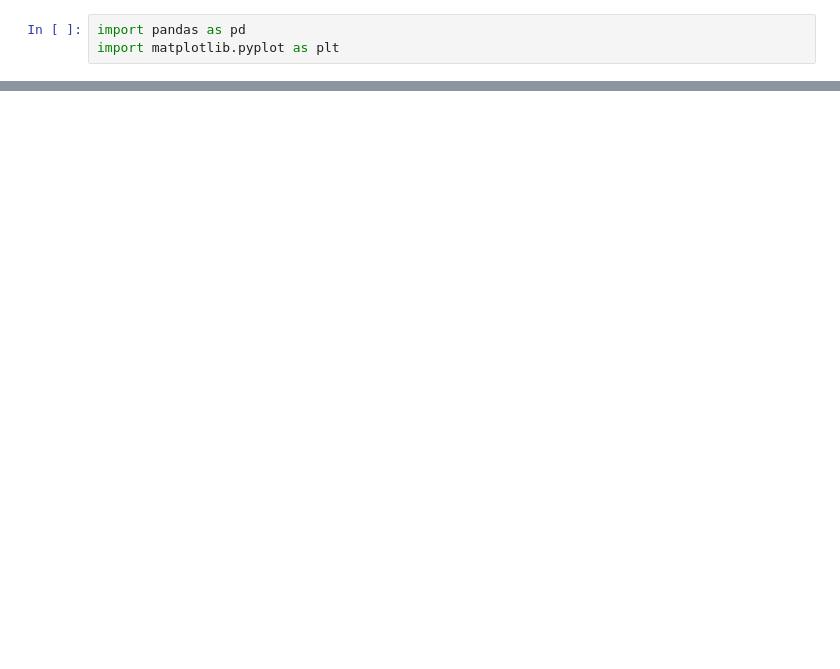
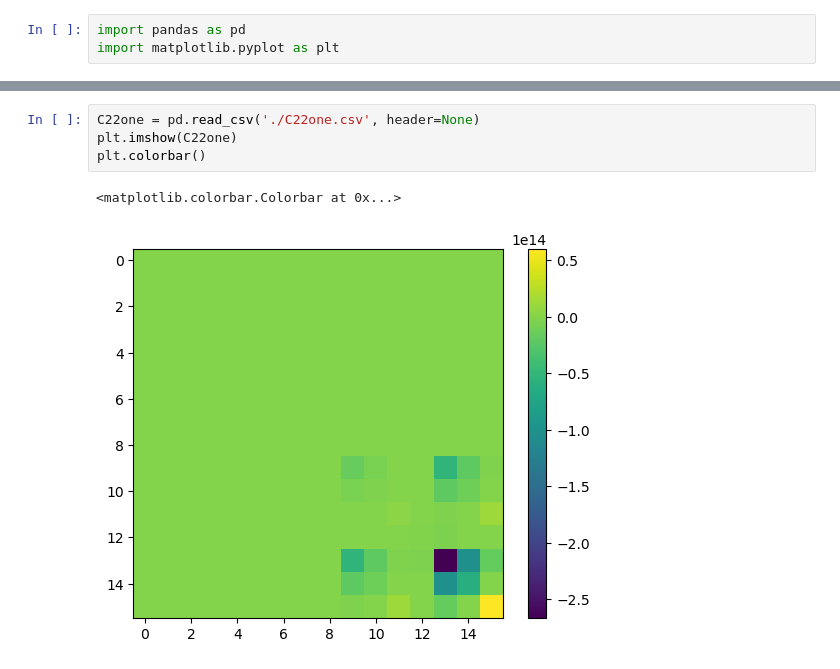
Before and after one commit to ma2this510/H2-_Dirac, a Jupyter notebook: test.ipynb, the cells around one changed output, grey strips where cells are left out. Saved outputs shown, nothing was run; the diff lists cells and outputs as text; blank space fills up the shorter version.

```diff
--- a/test.ipynb
+++ b/test.ipynb
@@ -24,0 +32,7 @@ plt.colorbar()
+# %%
+C22one = pd.read_csv('./C22one.csv', header=None)
+plt.imshow(C22one)
+plt.colorbar()
+# %% [output]
+<matplotlib.colorbar.Colorbar at 0x...>
+[figure, added]
```
Also changed, not shown: parts of 4 cells of this notebook, 2 other files.
